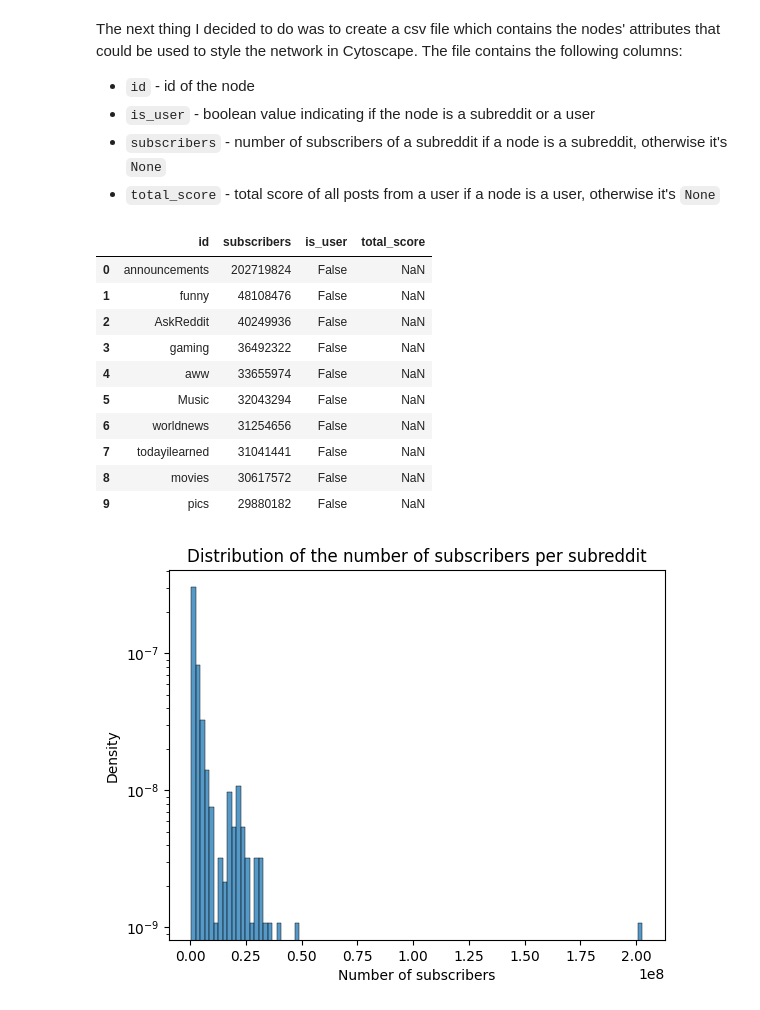
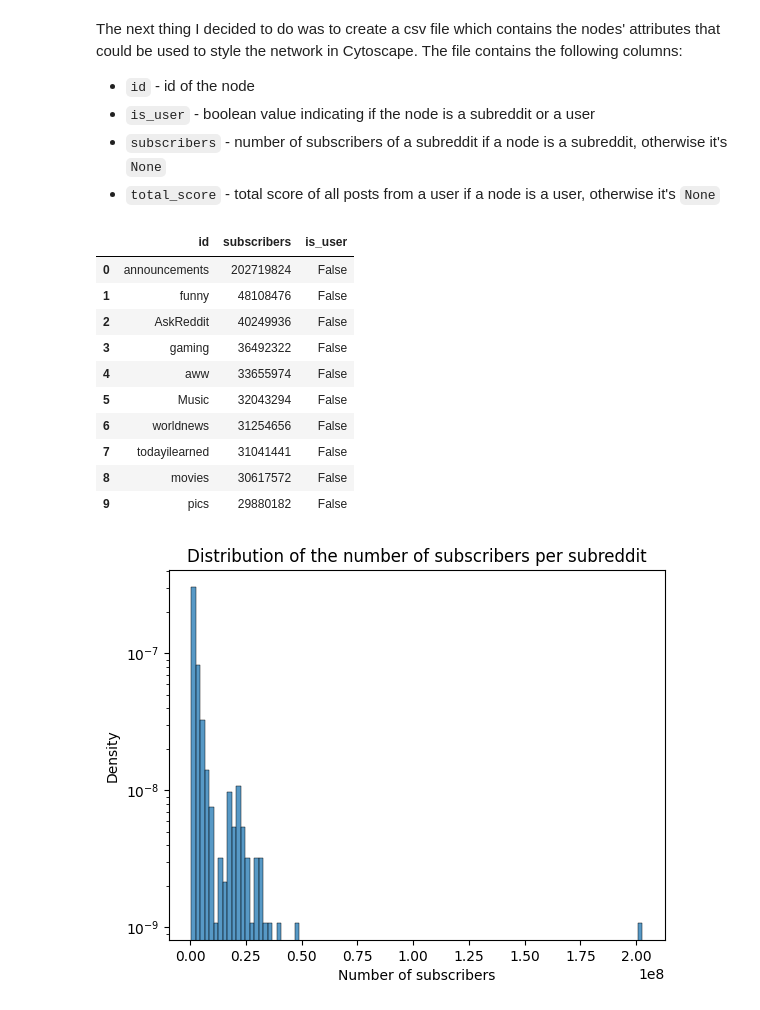
Before and after one commit to steciuk/SNA-reddit-bipartite-analysis, a Jupyter notebook: project.ipynb, the cells around one changed output. Saved outputs shown, nothing was run; the diff lists cells and outputs as text; code cells hidden in the pictures.

Commit message:
Author-sub filtered working

```diff
--- a/project.ipynb
+++ b/project.ipynb
@@ -343,33 +343,35 @@ The next thing I decided to do was to create a csv file which contains the nodes
 # %%
 # Create a dataframe with subreddit subscribers. We have to use the mean and than round the values because
 # data was collected from different times and the number of subscribers might have changed
 sub_data = posts_df_filtered.groupby("subreddit").agg("subreddit_subscribers").mean().sort_values(ascending=False).reset_index()
 sub_data["subreddit_subscribers"] = sub_data["subreddit_subscribers"].apply(lambda x: round(x))
 # Change the name of the columns to `subscribers`
 sub_data = sub_data.rename(columns={"subreddit_subscribers": "subscribers", "subreddit": "id"})
 # Add other columns in order to merge the dataframes later
 sub_data["is_user"] = False
-sub_data["total_score"] = np.nan
 display(sub_data.head(10))
+
+# Save the dataframe to a csv file that could be imported to Cytoscape
+sub_data.to_csv(f"{NETWORKS_PATH}/author_sub_pairs_filtered_sub_data.csv", index=False)
 
 # Plot the distribution of the number of subscribers per subreddit
 sns.histplot(sub_data["subscribers"], log_scale=(False, True), stat="density", bins=100)
 plt.title("Distribution of the number of subscribers per subreddit")
 plt.xlabel("Number of subscribers")
 plt.ylabel("Density")
 plt.show()
 # %% [output]
-|  | id | subscribers | is_user | total_score |
-| 0 | announcements | 202719824 | False | NaN |
-| 1 | funny | 48108476 | False | NaN |
-| 2 | AskReddit | 40249936 | False | NaN |
-| 3 | gaming | 36492322 | False | NaN |
-| 4 | aww | 33655974 | False | NaN |
-| 5 | Music | 32043294 | False | NaN |
-| 6 | worldnews | 31254656 | False | NaN |
-| 7 | todayilearned | 31041441 | False | NaN |
-| 8 | movies | 30617572 | False | NaN |
-| 9 | pics | 29880182 | False | NaN |
+|  | id | subscribers | is_user |
+| 0 | announcements | 202719824 | False |
+| 1 | funny | 48108476 | False |
+| 2 | AskReddit | 40249936 | False |
+| 3 | gaming | 36492322 | False |
+| 4 | aww | 33655974 | False |
+| 5 | Music | 32043294 | False |
+| 6 | worldnews | 31254656 | False |
+| 7 | todayilearned | 31041441 | False |
+| 8 | movies | 30617572 | False |
+| 9 | pics | 29880182 | False |
 [figure]
 # %%
 # Create a dataframe with author data and the total score of their posts
```
Also changed, not shown: parts of 4 cells of this notebook, 5 other files.
